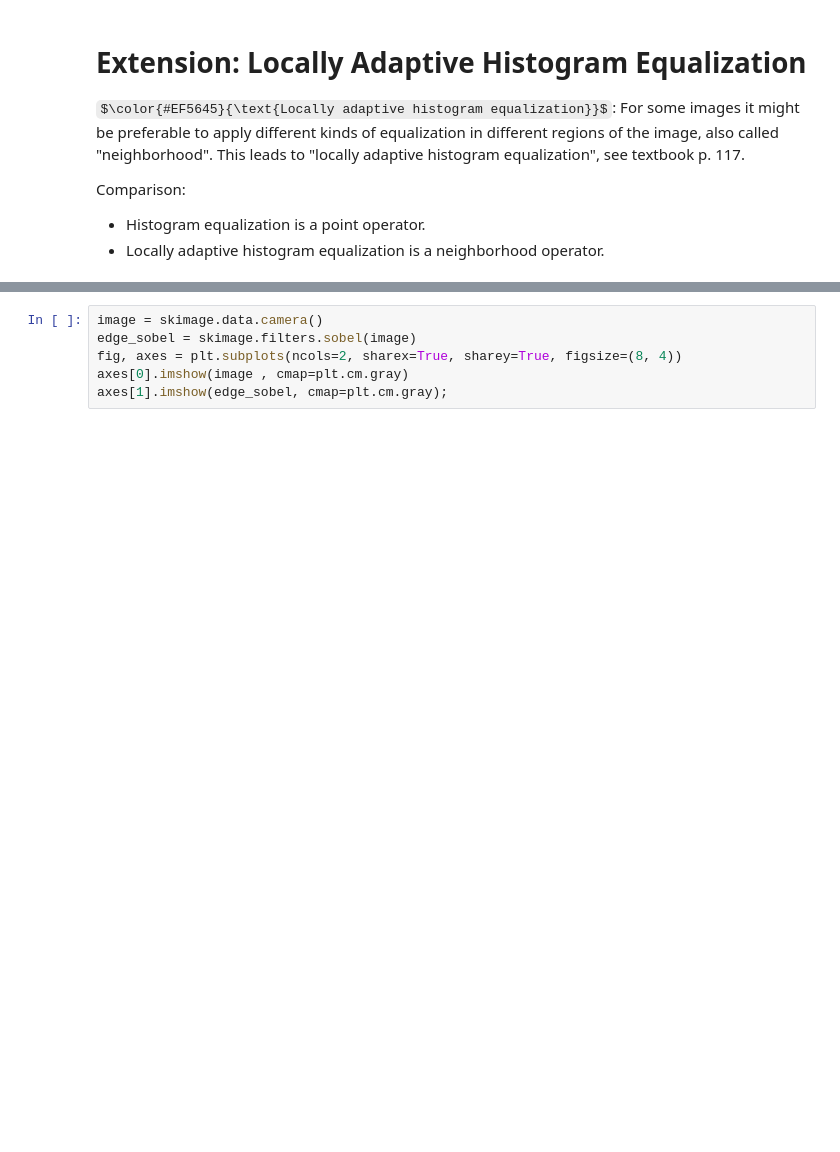
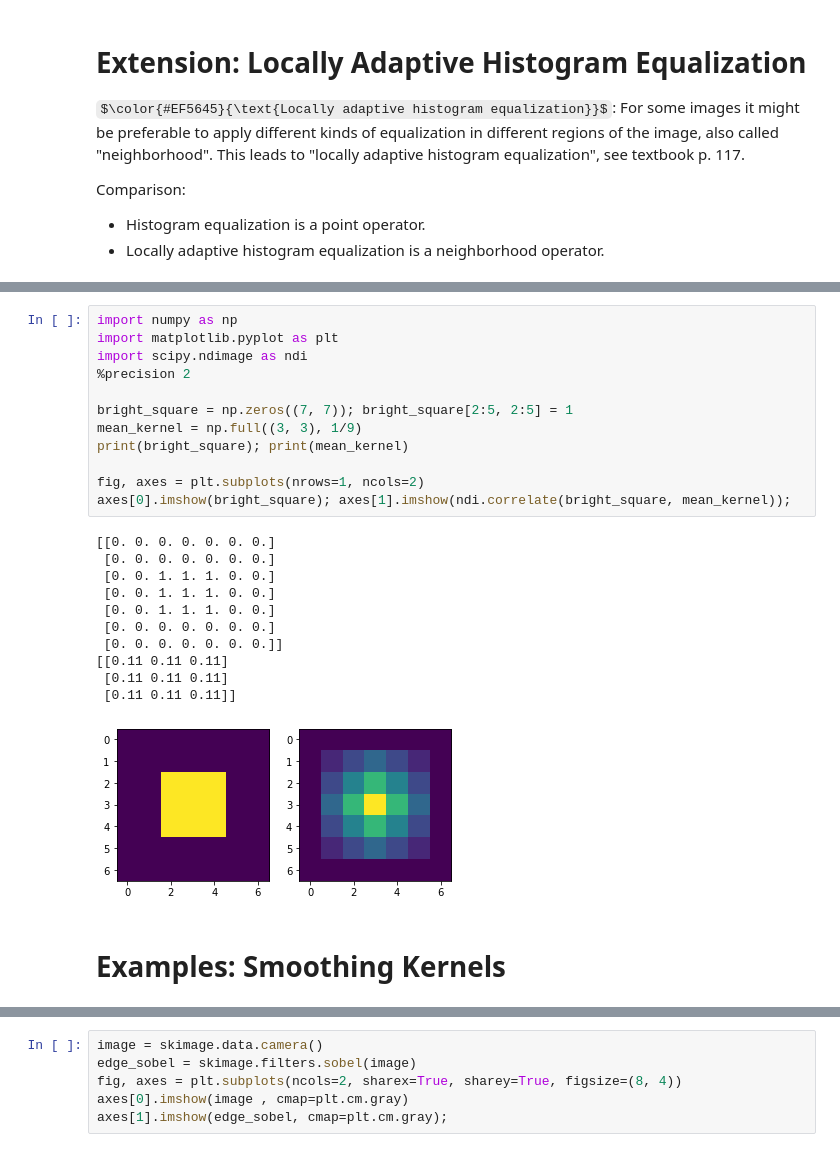
Before and after one commit to geometric-intelligence/ece278a, a Jupyter notebook: lectures/02_operators_transforms.ipynb, the cells around one changed output, grey strips where cells are left out. Saved outputs shown, nothing was run; the diff lists cells and outputs as text; some formulas as TeX source; blank space fills up the shorter version.

```diff
--- a/lectures/02_operators_transforms.ipynb
+++ b/lectures/02_operators_transforms.ipynb
@@ -290,0 +289,26 @@ The simple corner detector (Figure 3.14e) looks for simultaneous horizontal and
+# %%
+import numpy as np
+import matplotlib.pyplot as plt
+import scipy.ndimage as ndi
+%precision 2
+
+bright_square = np.zeros((7, 7)); bright_square[2:5, 2:5] = 1
+mean_kernel = np.full((3, 3), 1/9)
+print(bright_square); print(mean_kernel)
+
+fig, axes = plt.subplots(nrows=1, ncols=2)
+axes[0].imshow(bright_square); axes[1].imshow(ndi.correlate(bright_square, mean_kernel));
+# %% [output]
+[[0. 0. 0. 0. 0. 0. 0.]
+ [0. 0. 0. 0. 0. 0. 0.]
+ [0. 0. 1. 1. 1. 0. 0.]
+ [0. 0. 1. 1. 1. 0. 0.]
+ [0. 0. 1. 1. 1. 0. 0.]
+ [0. 0. 0. 0. 0. 0. 0.]
+ [0. 0. 0. 0. 0. 0. 0.]]
+[[0.11 0.11 0.11]
+ [0.11 0.11 0.11]
+ [0.11 0.11 0.11]]
+[figure, added]
+# %% [markdown]
+# Examples: Smoothing Kernels
```
Also changed, not shown: parts of 82 cells of this notebook, 18 other files.
